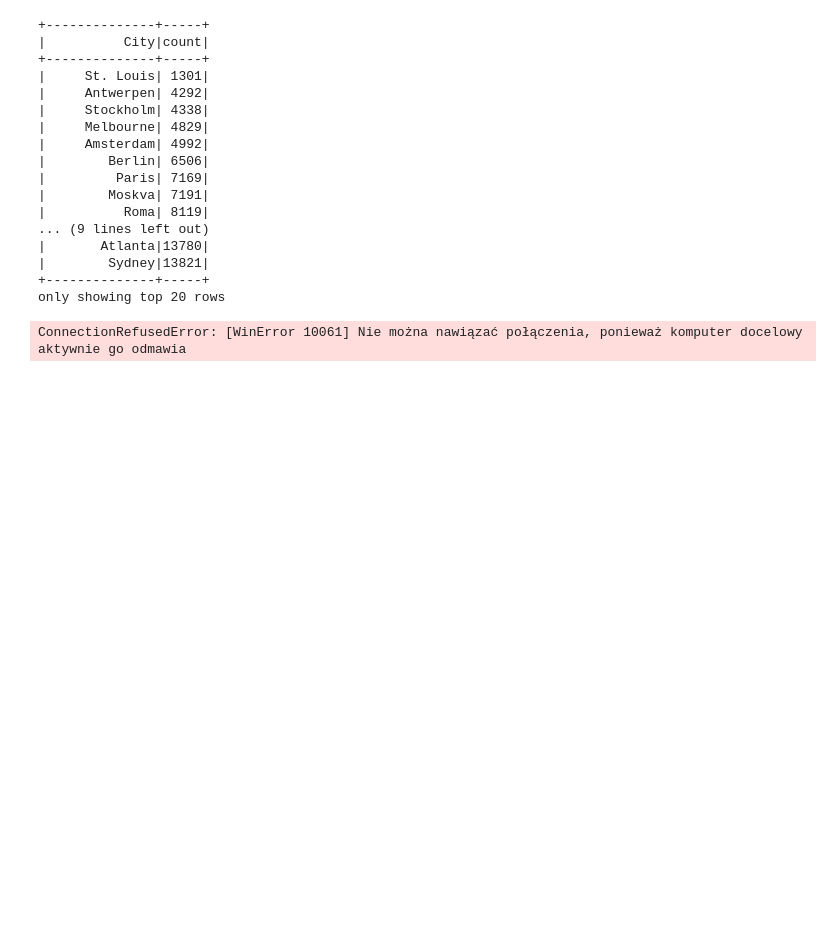
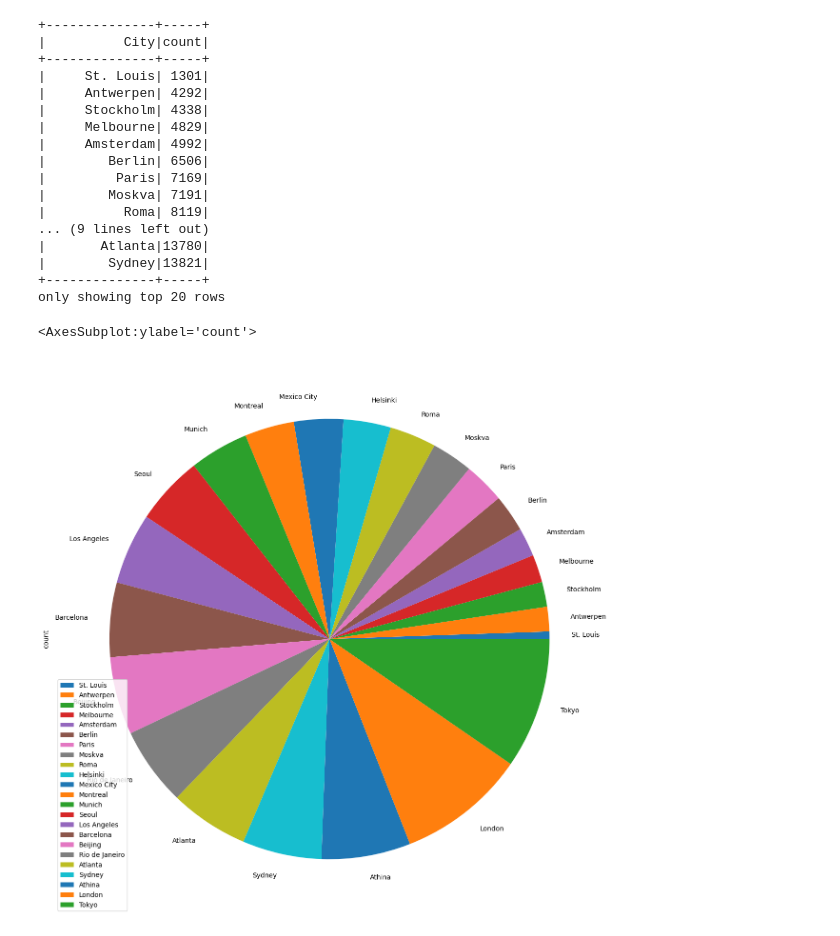
Before and after one commit to binda7/OG_pandas_pySpark_compare, a Jupyter notebook: Summer_Athletes_Olimpics_Analytics_PySpark_and_MatPlotLib.ipynb, the cells around one changed output. Saved outputs shown, nothing was run; the diff lists cells and outputs as text; code cells hidden in the pictures; blank space fills up the shorter version.

```diff
--- a/Summer_Athletes_Olimpics_Analytics_PySpark_and_MatPlotLib.ipynb
+++ b/Summer_Athletes_Olimpics_Analytics_PySpark_and_MatPlotLib.ipynb
@@ -359,8 +359,9 @@ only showing top 20 rows
 # %%
 athletes_per_city_pd = athletes_per_city.toPandas()
 
-athletes_per_city_pd.plot(kind='pie',y='count', labels=athletes_per_city_pd["City"], figsize=(15,5))
+athletes_per_city_pd.plot(kind='pie',y='count', labels=athletes_per_city_pd["City"], figsize=(15,15))
 
 # Time = 1.2s
 # %% [output]
-ConnectionRefusedError: [WinError 10061] Nie można nawiązać połączenia, ponieważ komputer docelowy aktywnie go odmawia
+<AxesSubplot:ylabel='count'>
+[figure, added]
```
Also changed, not shown: parts of 20 cells of this notebook, 1 other file.
